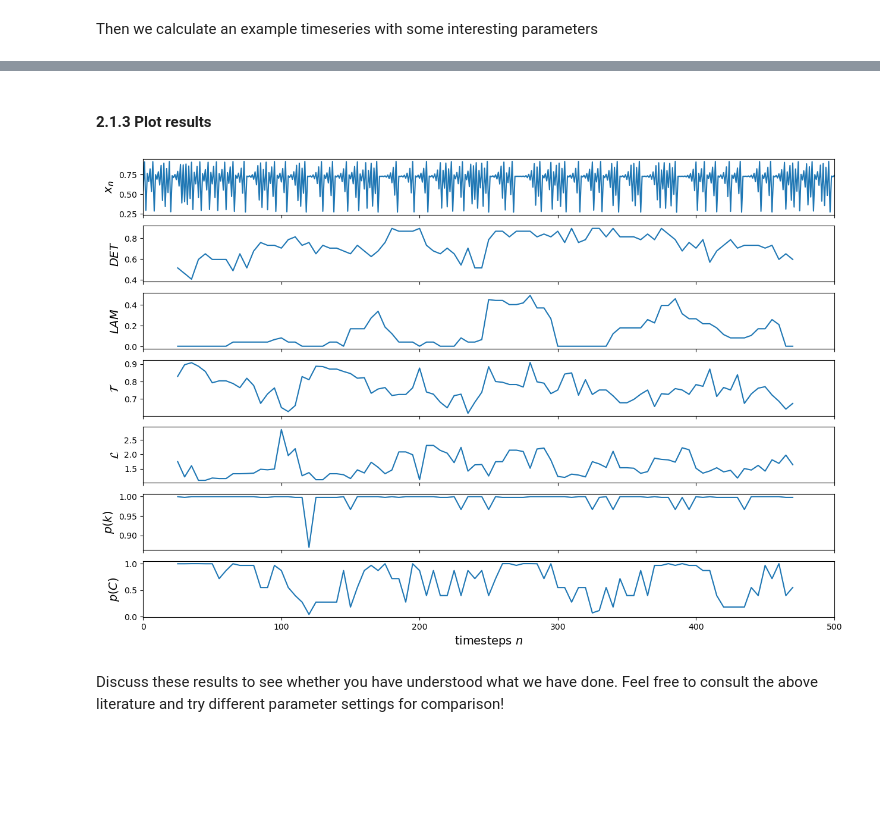
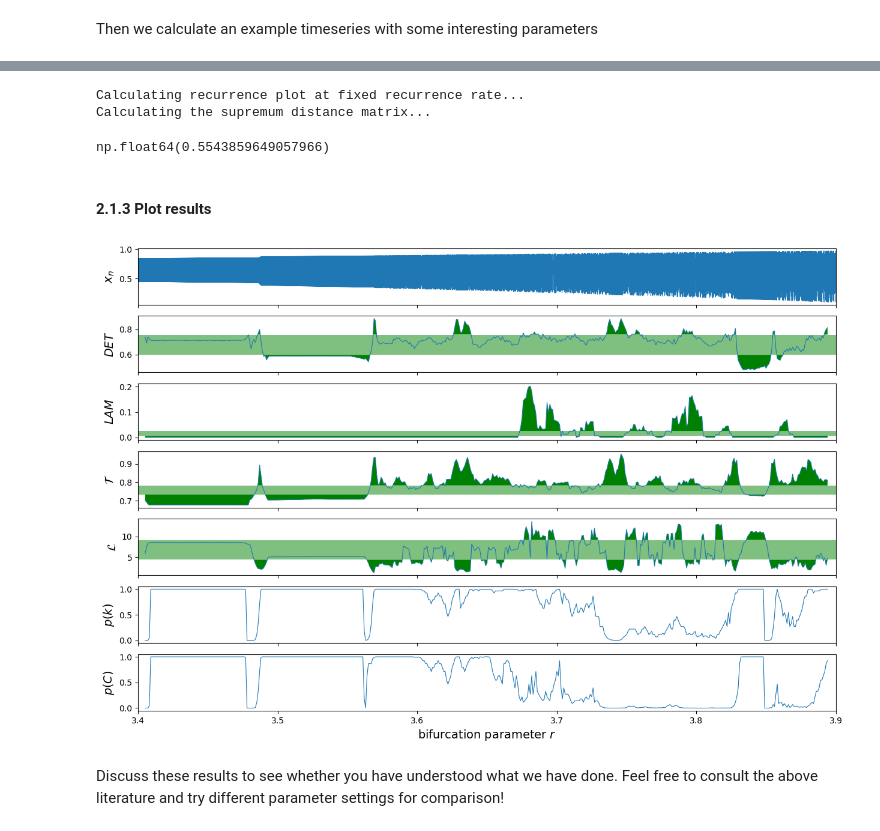
Before and after one commit to fkuehlein/pyunicorn, a Jupyter notebook: docs/source/examples/tutorials/SlidingWindow.ipynb, the cells around one changed output, grey strips where cells are left out. Cells and saved outputs as stored; diff of their text form; code cells hidden in the pictures; blank space fills up the shorter version.

```diff
--- a/docs/source/examples/tutorials/SlidingWindow.ipynb
+++ b/docs/source/examples/tutorials/SlidingWindow.ipynb
@@ -151,7 +121,7 @@ def sliding_window(x, min_t, max_t, win_size, overlap, rr=0.05, HORIZONTAL=False
 min_t = 0
 max_t = N
 
-win_size = 50               # window size for sliding windows
+win_size = 200               # window size for sliding windows
 overlap = int(win_size/10)  # overlap of sliding windows
 
 # evaluation parameters
@@ -175,24 +213,52 @@ w, DET, LAM, T, L, p_k, p_C = sliding_window(
+# %%
+net = RecurrenceNetwork(x, recurrence_rate=rr)
+
+# now here I would need to somehow insert the line distribution summed over all windows
+
+resampled_dist = net.resample_diagline_dist(500)
+
+net.determinism(resampled_dist=resampled_dist)
+# %% [output]
+Calculating recurrence plot at fixed recurrence rate...
+Calculating the supremum distance matrix...
+np.float64(0.5543859649057966)
 # %% [markdown]
 #### 2.1.3 Plot results
 # %%
-fig = plt.figure(num=None, figsize=(15, 10), dpi=100, facecolor='w', edgecolor='k')
+fig = plt.figure(num=None, figsize=(15, 10), dpi=100, facecolor=None, edgecolor='k')
 
 # Define the data and labels
-data = [x, DET, LAM, T, L, p_k, p_C]
-labels = ['$x_n$', '$DET$', '$LAM$', '$\\mathcal{T}$', '$\\mathcal{L}$', '$p(k)$', '$p(C)$']
+labels = ['$DET$', '$LAM$', '$\\mathcal{T}$', '$\\mathcal{L}$', '$p(k)$', '$p(C)$']
 
-# Loop through the data and create subplots
-for i, (d, label) in enumerate(zip(data, labels)):
-    ax = plt.subplot2grid((7, 1), (i, 0))
-    plt.plot(w if i > 0 else range(len(d)), d)
-    plt.xlim(min_t, max_t)
+# plot timeseries
+ax = plt.subplot2grid((7, 1), (0, 0))
+plt.plot(r, x, lw=.8)
+plt.xlim(r0, r1)
+plt.ylabel('$x_n$', fontsize=14)
+ax.set_xticklabels([])
+
+# project window centers to bifurcation parameter
+w_star = r[slider.window_center]
+
+# Loop through the data and plot results
+for i, (d, label) in enumerate(zip(slider.results, labels)):
+    ax = plt.subplot2grid((7, 1), (i+1, 0))
+    plt.plot(w_star, d, lw=.8)
+
+    # add significance intervals
+    if i < 4:
+        plt.axhspan(left[i], right[i], facecolor='g', alpha=0.5)
+        plt.fill_between(w_star, left[i], d, where=d<=left[i], facecolor='green', interpolate=True)
+        plt.fill_between(w_star, right[i], d, where=d>=right[i], facecolor='green', interpolate=True)
+
+    plt.xlim(r0, r1)
     plt.ylabel(label, fontsize=14)
-    if i < len(data) - 1:
+    if i < len(labels) - 1:
         ax.set_xticklabels([])
 
-plt.xlabel('timesteps $n$', fontsize=14)
+plt.xlabel('bifurcation parameter $r$', fontsize=14)
 plt.show()
 # %% [output]
-[figure, old version]
+[figure, new version]
 # %% [markdown]
 Discuss these results to see whether you have understood what we have done. Feel free to consult the above literature and try different parameter settings for comparison!
```
Also changed, not shown: parts of 26 cells of this notebook, 2 other files.
